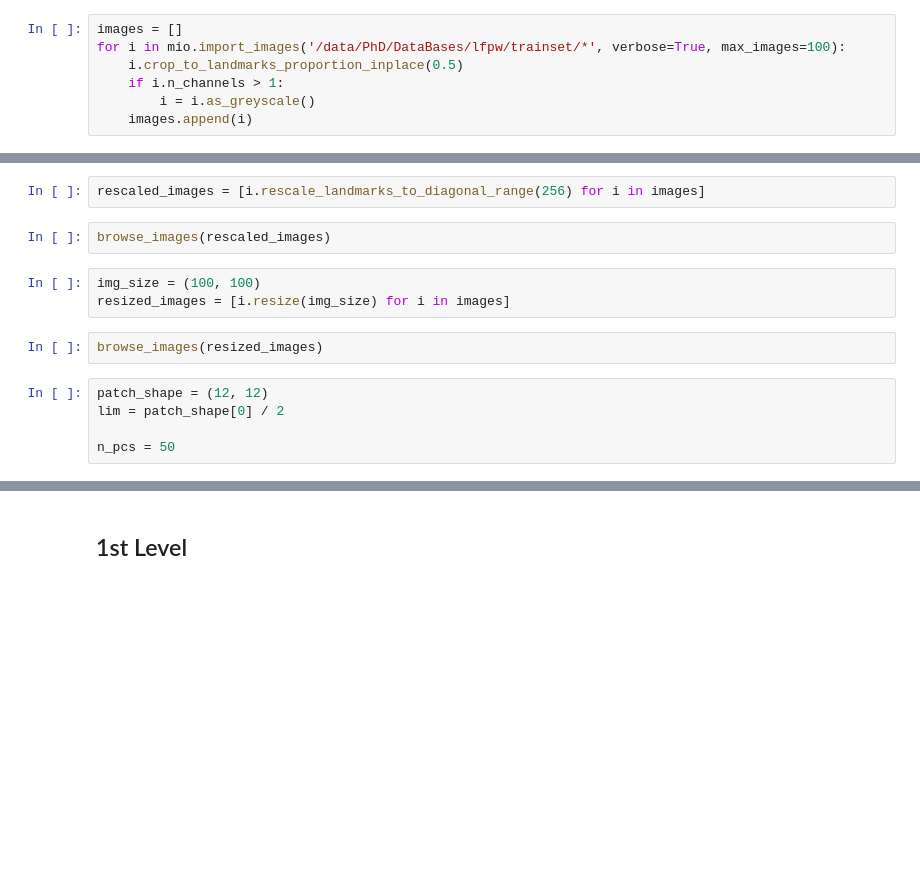
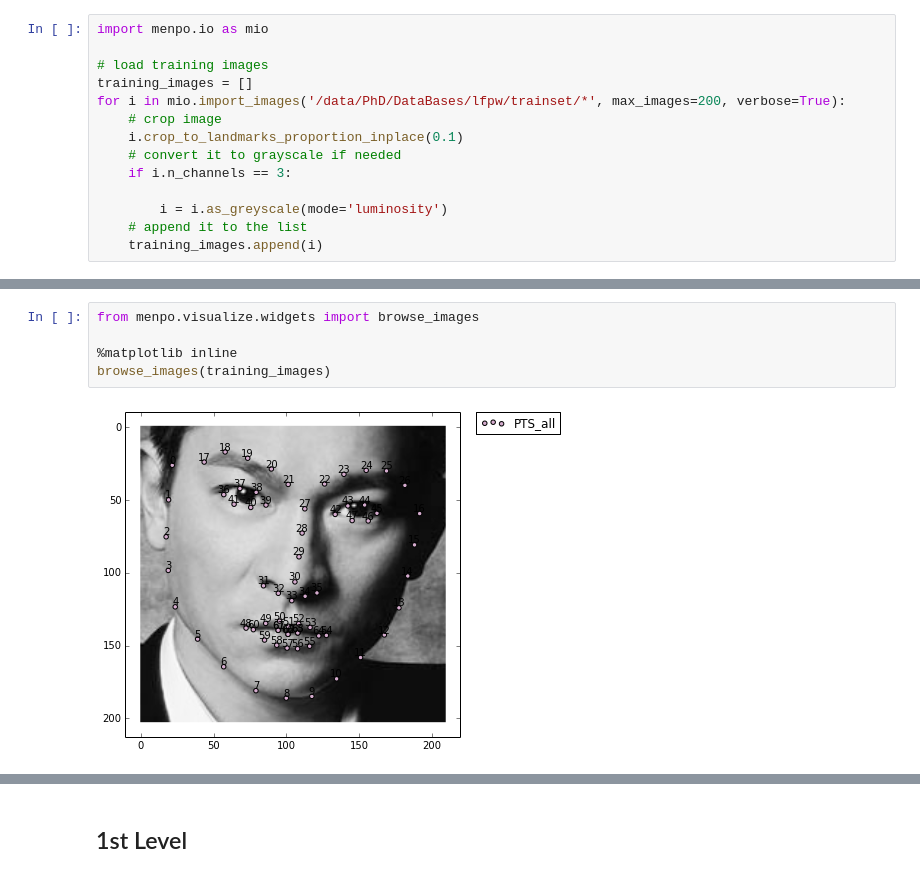
Before and after one commit to jalabort/scrap2, a Jupyter notebook: notebooks/DeepConv/PCA-ConvolutionNet.ipynb, the cells around one changed output, grey strips where cells are left out. Saved outputs shown, nothing was run; the diff lists cells and outputs as text; blank space fills up the shorter version.

```diff
--- a/notebooks/DeepConv/PCA-ConvolutionNet.ipynb
+++ b/notebooks/DeepConv/PCA-ConvolutionNet.ipynb
@@ -13,7 +1,14 @@ from menpo.visualize.widgets import browse_images
 # %%
-images = []
-for i in mio.import_images('/data/PhD/DataBases/lfpw/trainset/*', verbose=True, max_images=100):
-    i.crop_to_landmarks_proportion_inplace(0.5)
-    if i.n_channels > 1:
-        i = i.as_greyscale()
-    images.append(i)
+import menpo.io as mio
+
+# load training images
+training_images = []
+for i in mio.import_images('/data/PhD/DataBases/lfpw/trainset/*', max_images=200, verbose=True):
+    # crop image
+    i.crop_to_landmarks_proportion_inplace(0.1)
+    # convert it to grayscale if needed
+    if i.n_channels == 3:
+
+        i = i.as_greyscale(mode='luminosity')
+    # append it to the list
+    training_images.append(i)
@@ -22,14 +17,7 @@ browse_images(images)
-# %%
-rescaled_images = [i.rescale_landmarks_to_diagonal_range(256) for i in images]
-# %%
-browse_images(rescaled_images)
-# %%
-img_size = (100, 100)
-resized_images = [i.resize(img_size) for i in images]
-# %%
-browse_images(resized_images)
-# %%
-patch_shape = (12, 12)
-lim = patch_shape[0] / 2
-
-n_pcs = 50
+# %%
+from menpo.visualize.widgets import browse_images
+
+%matplotlib inline
+browse_images(training_images)
+# %% [output]
+[figure, added]
```
Also changed, not shown: parts of 112 cells of this notebook, 26 other files.
